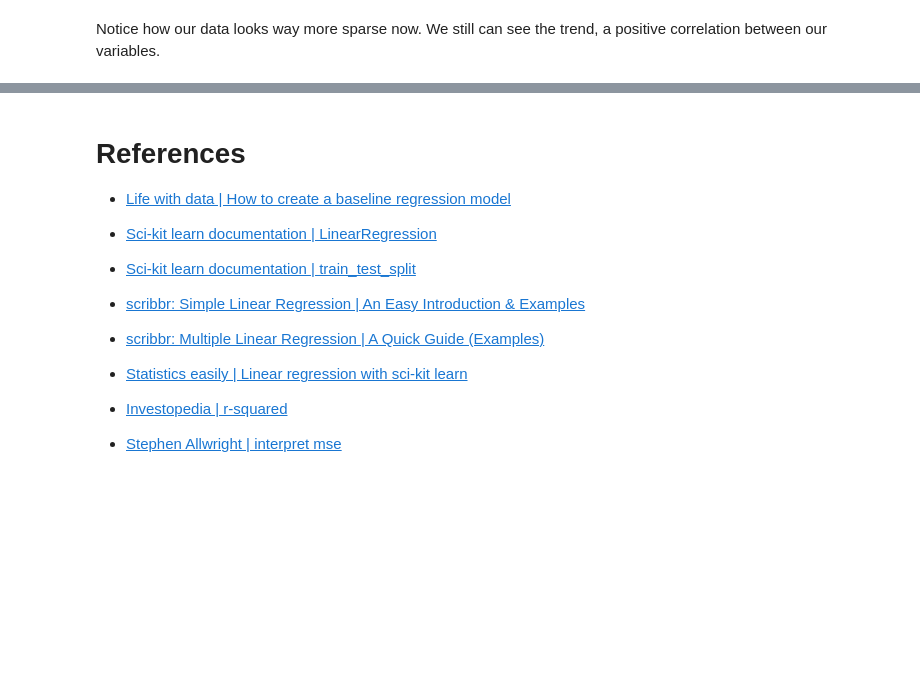
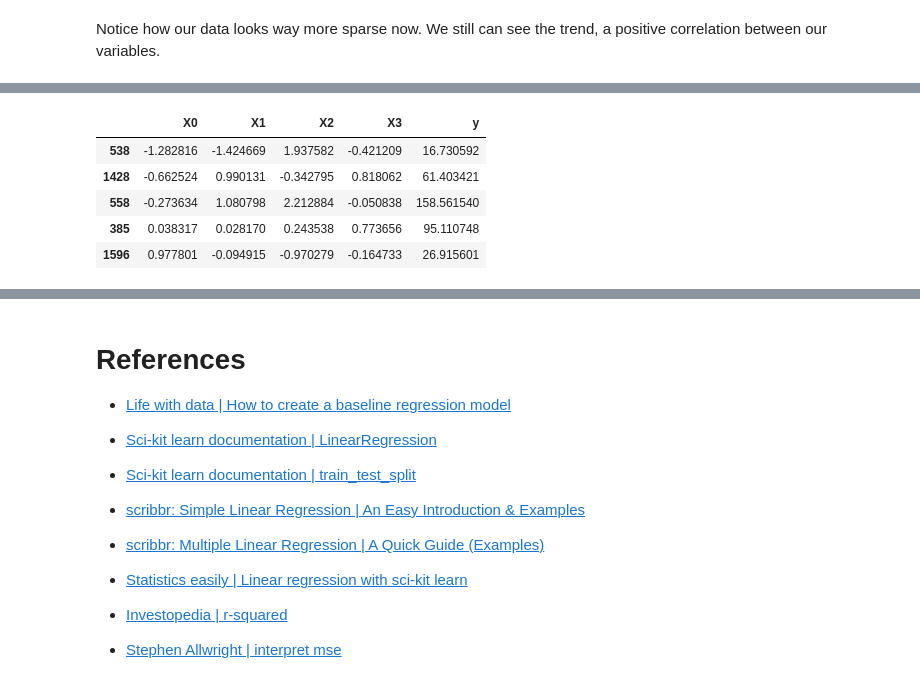
Before and after one commit to NatanDuarte/learn-linear-regression, a Jupyter notebook: linear-regression.ipynb, the cells around one changed output, grey strips where cells are left out. Drawn from its saved outputs; the diff is of its cells as text; code cells hidden in the pictures; blank space fills up the shorter version.

```diff
--- a/linear-regression.ipynb
+++ b/linear-regression.ipynb
@@ -403,0 +376,11 @@ plt.show()
+# %%
+df3 = pd.read_csv(dataset3_parameters['file_path'])
+
+df3.sample(5)
+# %% [output]
+|  | X0 | X1 | X2 | X3 | y |
+| 538 | -1.282816 | -1.424669 | 1.937582 | -0.421209 | 16.730592 |
+| 1428 | -0.662524 | 0.990131 | -0.342795 | 0.818062 | 61.403421 |
+| 558 | -0.273634 | 1.080798 | 2.212884 | -0.050838 | 158.561540 |
+| 385 | 0.038317 | 0.028170 | 0.243538 | 0.773656 | 95.110748 |
+| 1596 | 0.977801 | -0.094915 | -0.970279 | -0.164733 | 26.915601 |
```
Also changed, not shown: parts of 28 cells of this notebook.
